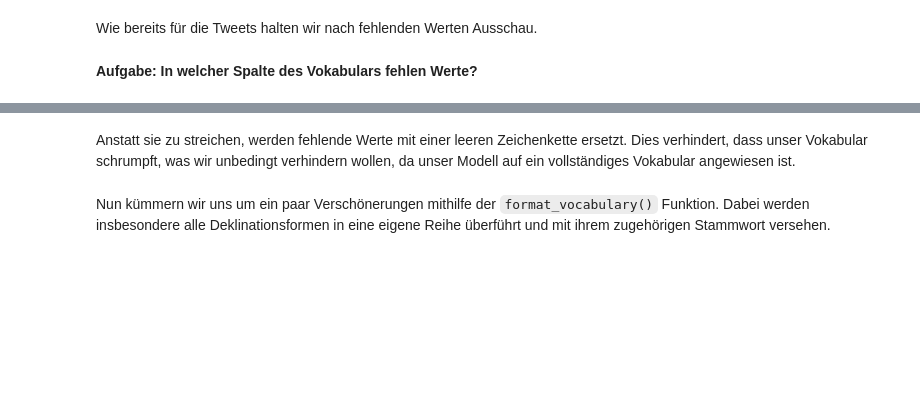
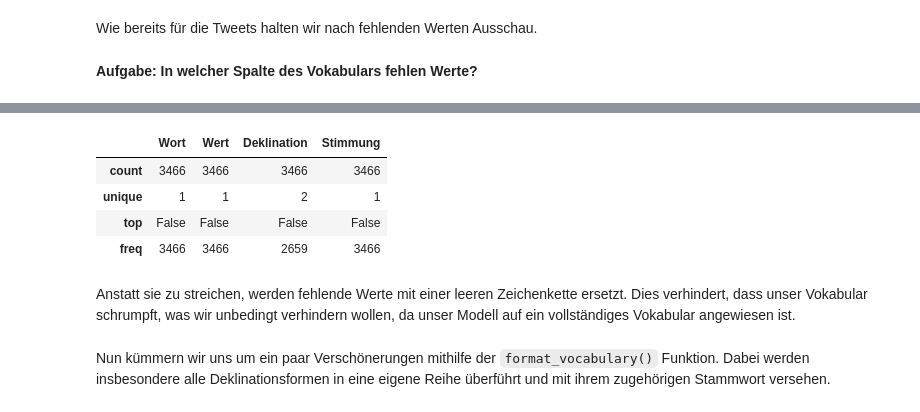
Before and after one commit to orca-nrw/lernmodul-texte, a Jupyter notebook: index.ipynb, the cells around one changed output, grey strips where cells are left out. Saved outputs shown, nothing was run; the diff lists cells and outputs as text; code cells hidden in the pictures; blank space fills up the shorter version.

```diff
--- a/index.ipynb
+++ b/index.ipynb
@@ -507,6 +681,12 @@ lm.show_task(311)
 # %%
-#code
-vocabulary;
+#solution
+vocabulary.isna().describe()
+# %% [output]
+|  | Wort | Wert | Deklination | Stimmung |
+| count | 3466 | 3466 | 3466 | 3466 |
+| unique | 1 | 1 | 2 | 1 |
+| top | False | False | False | False |
+| freq | 3466 | 3466 | 2659 | 3466 |
 # %% [markdown]
 Anstatt sie zu streichen, werden fehlende Werte mit einer leeren Zeichenkette ersetzt. Dies verhindert, dass unser Vokabular schrumpft, was wir unbedingt verhindern wollen, da unser Modell auf ein vollständiges Vokabular angewiesen ist.
 # %%
```
Also changed, not shown: parts of 99 cells of this notebook.
